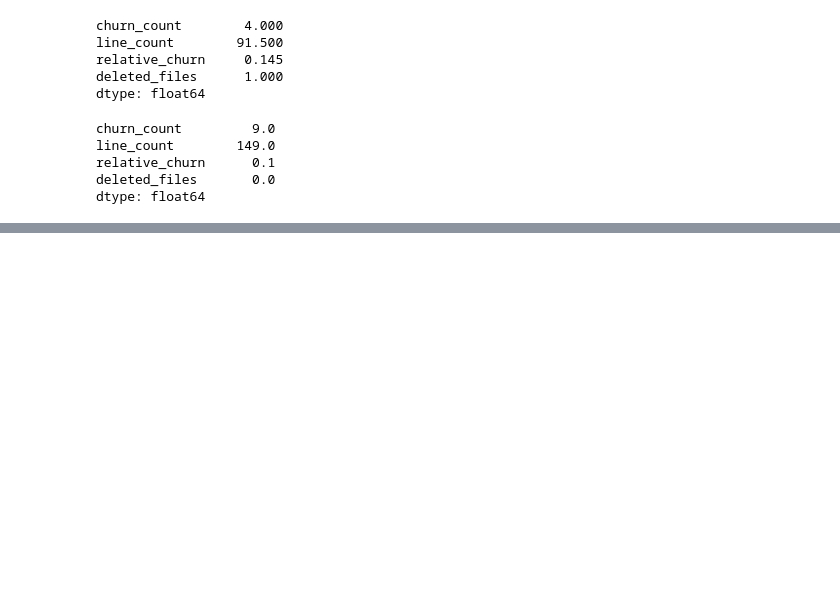
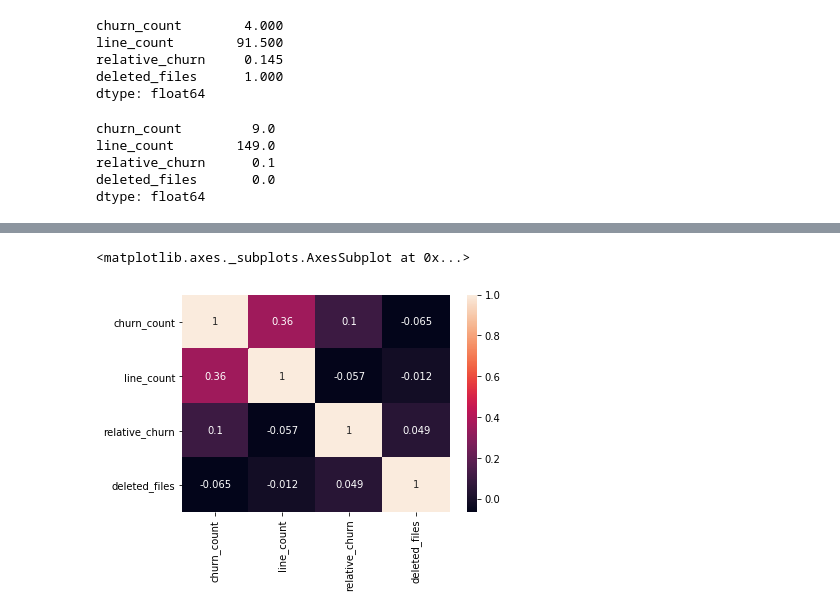
Before and after one commit to noahgift/devml, a Jupyter notebook: notebooks/repo_file_exploration.ipynb, the cells around one changed output, grey strips where cells are left out. Drawn from its saved outputs; the diff is of its cells as text; code cells hidden in the pictures; blank space fills up the shorter version.

```diff
--- a/notebooks/repo_file_exploration.ipynb
+++ b/notebooks/repo_file_exploration.ipynb
@@ -142,0 +153,5 @@ dtype: float64
+# %%
+sns.heatmap(metadata_df.corr(), annot=True)
+# %% [output]
+<matplotlib.axes._subplots.AxesSubplot at 0x...>
+[figure, added]
```
Also changed, not shown: parts of 1 cell of this notebook, 2 other files.
